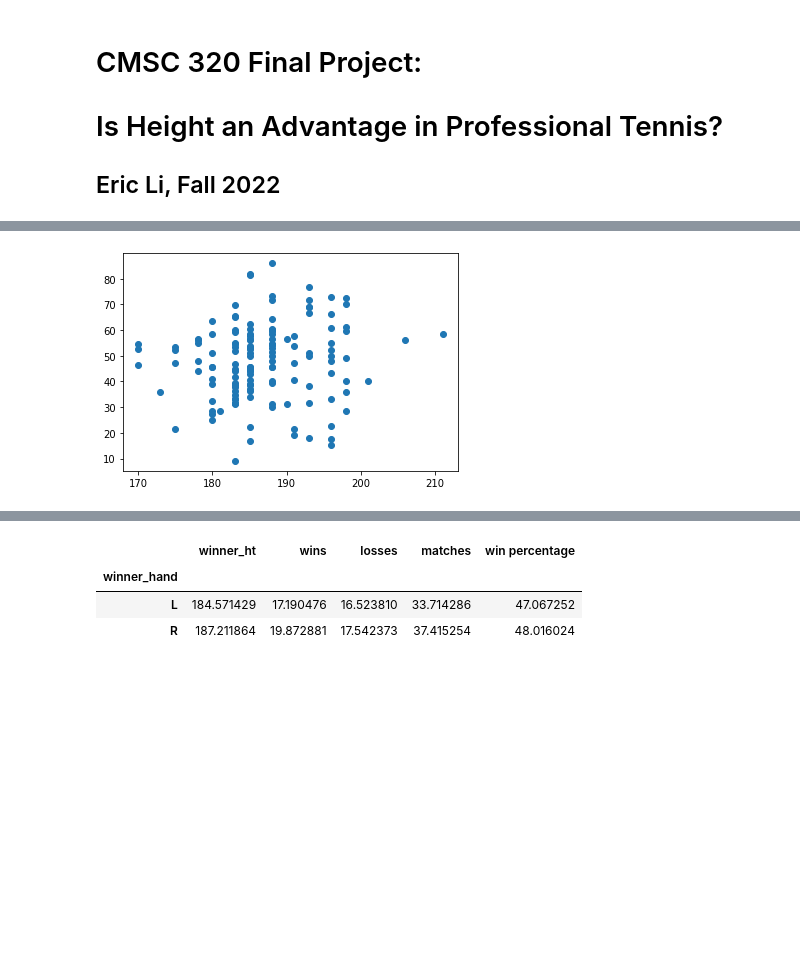
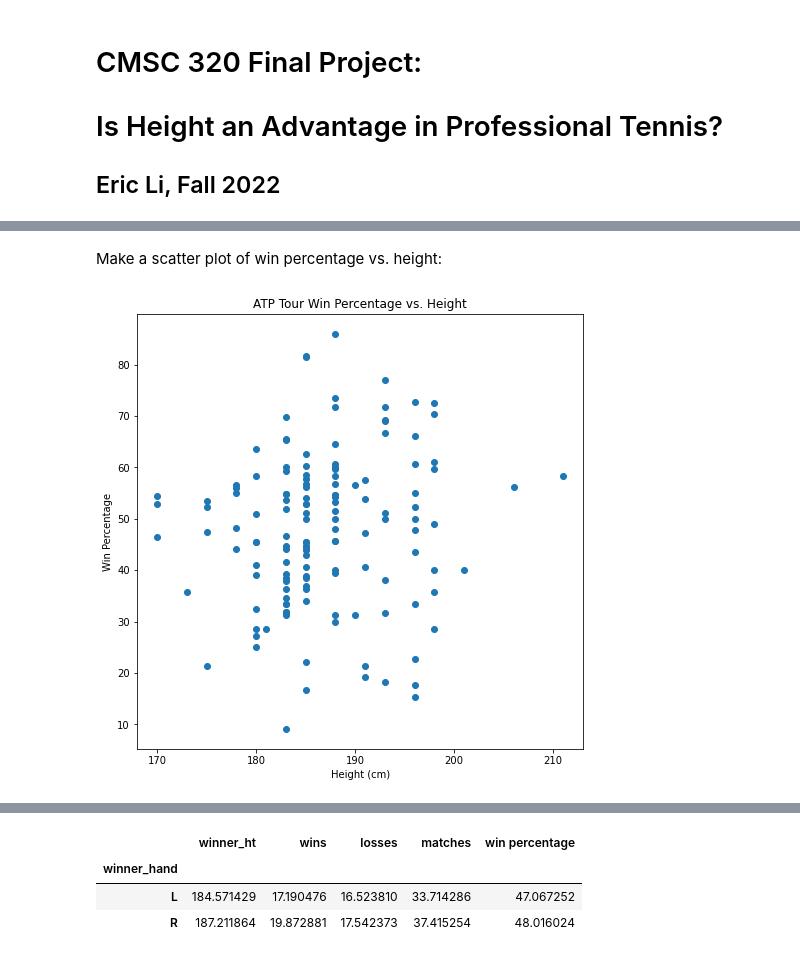
Before and after one commit to eli4278/jekyll_theme, a Jupyter notebook: final_project.ipynb, the cells around one changed output, grey strips where cells are left out. Drawn from its saved outputs; the diff is of its cells as text; code cells hidden in the pictures; blank space fills up the shorter version.

```diff
--- a/final_project.ipynb
+++ b/final_project.ipynb
@@ -125,5 +109,11 @@ See the caveats in the documentation: https://pandas.pydata.org/pandas-docs/stab
+# %% [markdown]
+Make a scatter plot of win percentage vs. height:
 # %%
+plt.figure(figsize=(8,8))
 plt.scatter(player_data['winner_ht'], player_data['win percentage'])
+plt.title('ATP Tour Win Percentage vs. Height')
+plt.xlabel('Height (cm)')
+plt.ylabel('Win Percentage')
 plt.show()
 # %% [output]
-[figure, old version]
+[figure, new version]
```
Also changed, not shown: parts of 37 cells of this notebook.
